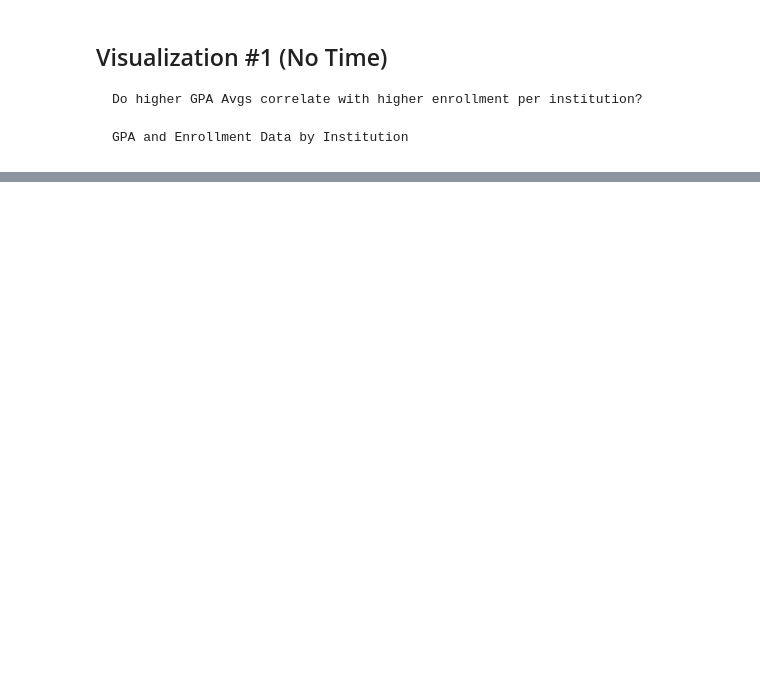
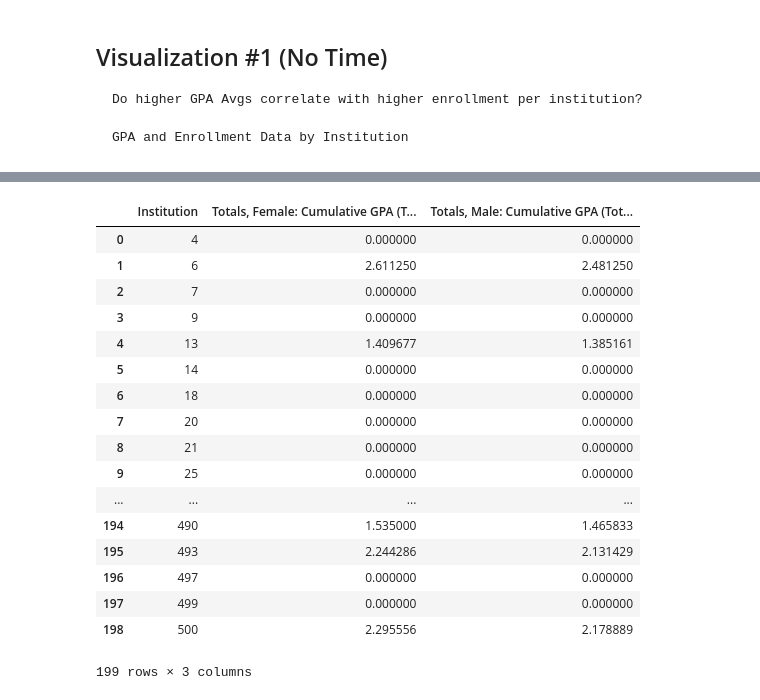
Before and after one commit to INFO-4602-5602/project-2-ncwit-team-14, a Jupyter notebook: Visualization #1.ipynb, the cells around one changed output, grey strips where cells are left out. Cells and saved outputs as stored; diff of their text form; code cells hidden in the pictures; blank space fills up the shorter version.

```diff
--- a/Visualization #1.ipynb
+++ b/Visualization #1.ipynb
@@ -24,0 +27,23 @@ skinny_df = ncwit_df[['Institution', 'School Year', 'Enroll, Female: Black/Afric
+# %%
+gpasum_df = ncwit_df[['Institution', 'Totals, Female: Cumulative GPA (Tot. F)', 'Totals, Male: Cumulative GPA (Tot. M)']].copy()
+gpasum_df = gpasum_df.groupby(['Institution'], as_index = False).mean()
+gpasum_df
+# %% [output]
+|  | Institution | Totals, Female: Cumulative GPA (T... | Totals, Male: Cumulative GPA (Tot... |
+| 0 | 4 | 0.000000 | 0.000000 |
+| 1 | 6 | 2.611250 | 2.481250 |
+| 2 | 7 | 0.000000 | 0.000000 |
+| 3 | 9 | 0.000000 | 0.000000 |
+| 4 | 13 | 1.409677 | 1.385161 |
+| 5 | 14 | 0.000000 | 0.000000 |
+| 6 | 18 | 0.000000 | 0.000000 |
+| 7 | 20 | 0.000000 | 0.000000 |
+| 8 | 21 | 0.000000 | 0.000000 |
+| 9 | 25 | 0.000000 | 0.000000 |
+| ... | ... | ... | ... |
+| 194 | 490 | 1.535000 | 1.465833 |
+| 195 | 493 | 2.244286 | 2.131429 |
+| 196 | 497 | 0.000000 | 0.000000 |
+| 197 | 499 | 0.000000 | 0.000000 |
+| 198 | 500 | 2.295556 | 2.178889 |
+199 rows × 3 columns
```
Also changed, not shown: parts of 6 cells of this notebook, 1 other file.
